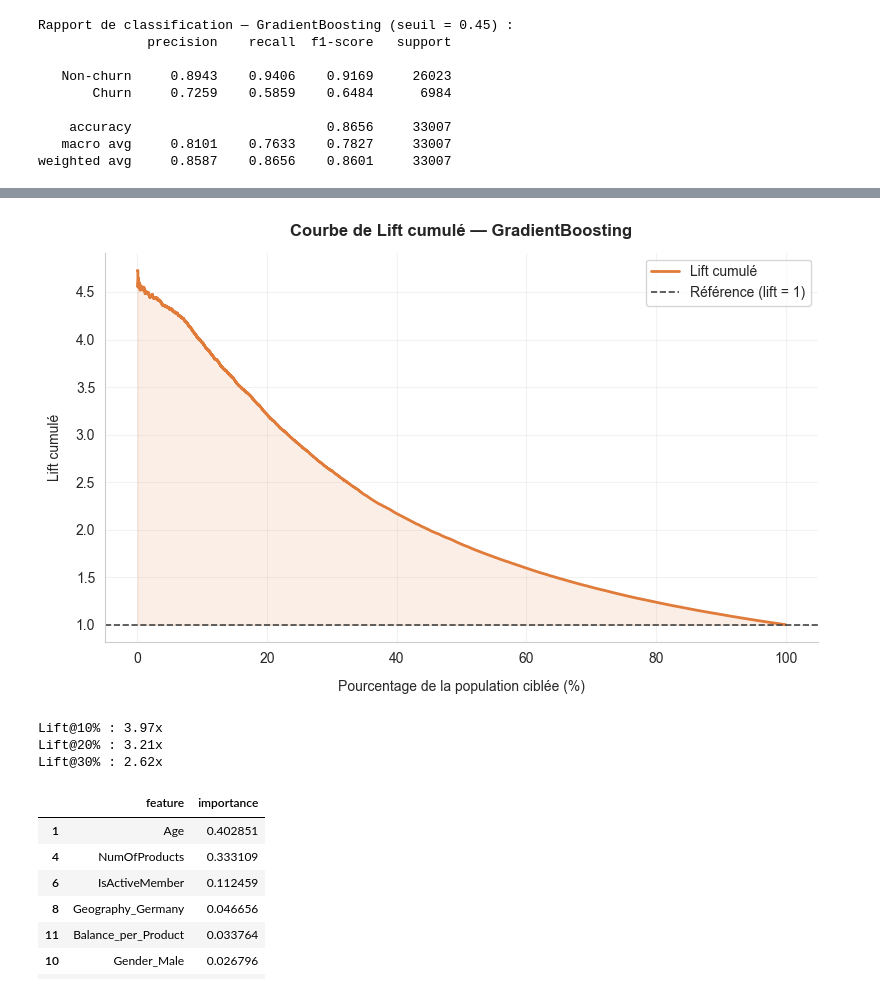
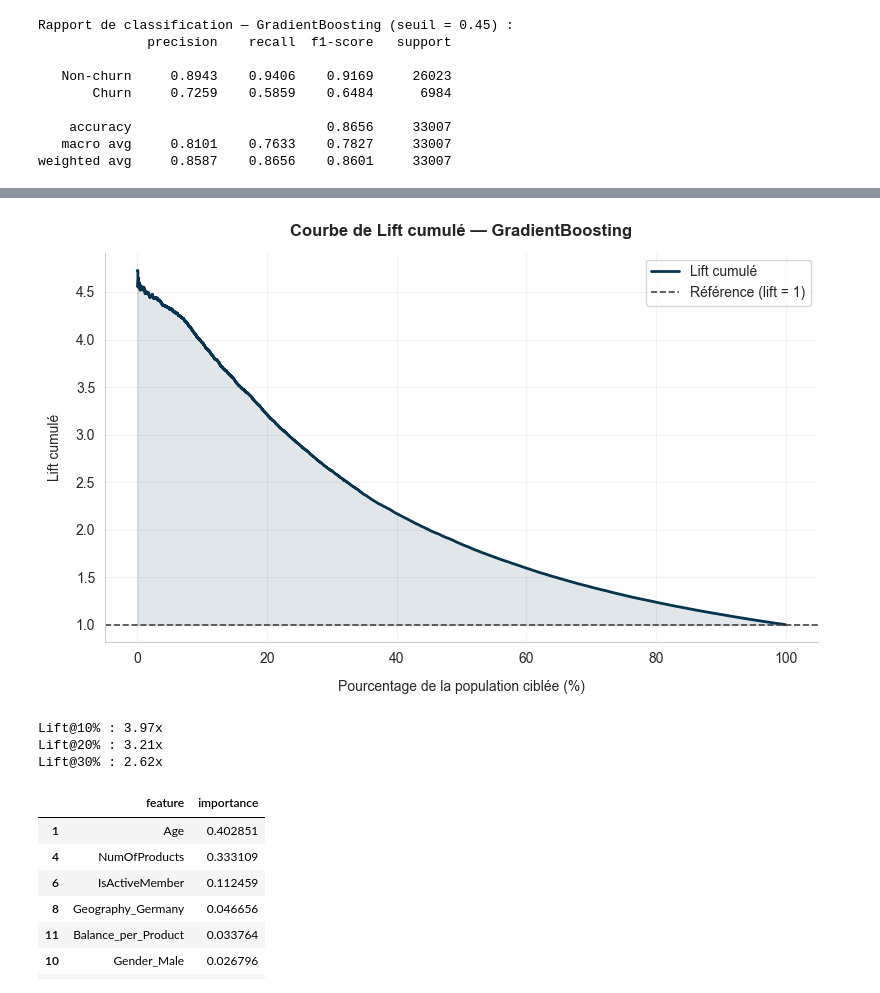
Before and after one commit to proslawa/Projet_ML2_G8, a Jupyter notebook: notebooks/03b_notebook_modelisation.ipynb, the cells around one changed output, grey strips where cells are left out. Cells and saved outputs as stored; diff of their text form; code cells hidden in the pictures.

```diff
--- a/notebooks/03b_notebook_modelisation.ipynb
+++ b/notebooks/03b_notebook_modelisation.ipynb
@@ -825,7 +833,7 @@ fig.patch.set_facecolor('white')
 
 for ax, metric in zip(axes, metrics_to_plot):
     col_data = df_test[metric].dropna().sort_values()
-    colors = ['#e07b39' if m == best_model_name else '#f3c5a8' for m in col_data.index]
+    colors = ['#06344e' if m == best_model_name else '#a8c5d8' for m in col_data.index]
     ax.barh(col_data.index, col_data.values, color=colors, alpha=0.9,
             edgecolor='white', height=0.65)
     ax.set_title(metric, fontweight='bold', fontsize=11, pad=6)
@@ -936,6 +944,10 @@ def _suggest_params(trial, model_name):
         return {
             'model__var_smoothing': trial.suggest_float('var_smoothing', 1e-11, 1e-5, log=True),
         }
+    if model_name == 'LogisticRegression':
+        return {
+            'model__C': trial.suggest_float('C', 1e-3, 100, log=True),
+        }
     return {}
 
 
@@ -1118,36 +1130,36 @@ y_true_lift = y_test.reset_index(drop=True)
 df_lift = pd.DataFrame({"y_true": y_true_lift, "y_proba": y_score})
 df_lift = df_lift.sort_values("y_proba", ascending=False).reset_index(drop=True)
 
 rate_pos           = df_lift["y_true"].mean()
 df_lift["cum_pos"] = df_lift["y_true"].cumsum()
 df_lift["n"]       = np.arange(1, len(df_lift) + 1)
 df_lift["lift"]    = (df_lift["cum_pos"] / df_lift["n"]) / rate_pos
 df_lift["pct_pop"] = df_lift["n"] / len(df_lift) * 100
 
 fig, ax = plt.subplots(figsize=(8, 5))
 ax.plot(df_lift["pct_pop"], df_lift["lift"],
-        color="#e07b39", lw=2, label="Lift cumulé")
+        color="#06344e", lw=2, label="Lift cumulé")
 ax.fill_between(df_lift["pct_pop"], df_lift["lift"], 1,
                 where=(df_lift["lift"] >= 1),
-                alpha=0.12, color="#e07b39")
+                alpha=0.12, color="#06344e")
 ax.axhline(y=1, color="#444", linestyle="--", lw=1.2, label="Référence (lift = 1)")
 ax.set_xlabel("Pourcentage de la population ciblée (%)", labelpad=10)
 ax.set_ylabel("Lift cumulé", labelpad=10)
 ax.set_title("Courbe de Lift cumulé — " + best_model_name, fontweight="bold", pad=12)
 ax.legend(loc="upper right")
 ax.grid(alpha=0.25)
 for sp in ["top", "right"]:
     ax.spines[sp].set_visible(False)
 plt.tight_layout()
 plt.savefig(IMAGES_DIR / "lift_curve.png", dpi=300, bbox_inches="tight")
 plt.show()
 
 for pct in [10, 20, 30]:
     n        = max(1, int(len(df_lift) * pct / 100))
     lift_val = df_lift.loc[n - 1, "lift"]
     print("Lift@" + str(pct) + "% : " + str(round(lift_val, 2)) + "x")
 # %% [output]
-[figure, old version]
+[figure, new version]
 Lift@10% : 3.97x
 Lift@20% : 3.21x
 Lift@30% : 2.62x
```
Also changed, not shown: parts of 37 cells of this notebook, 1 other file.
